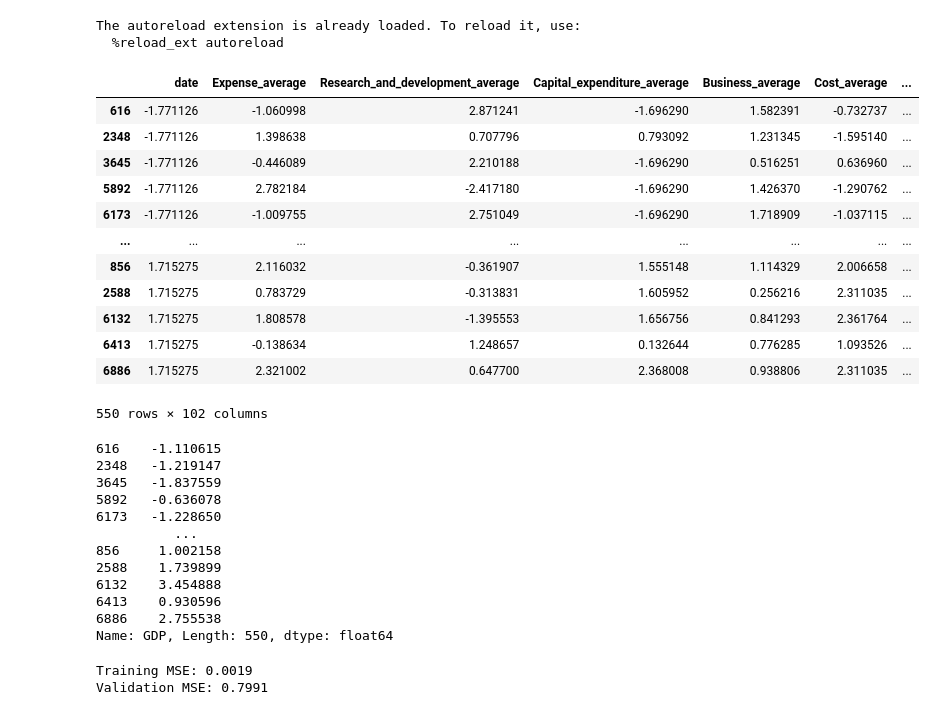
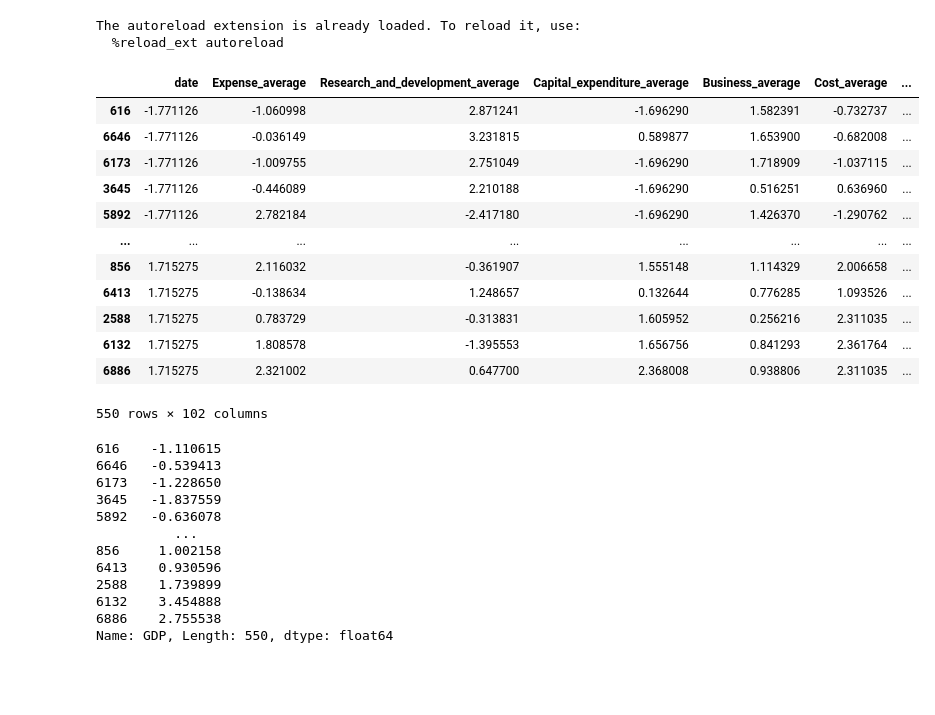
Before and after one commit to theS3b/Smoothing-Techniques-for-Predicting-High-Frequency-Time-Series, a Jupyter notebook: main.ipynb, the cells around one changed output. Cells and saved outputs as stored; diff of their text form; code cells hidden in the pictures; blank space fills up the shorter version.

```diff
--- a/main.ipynb
+++ b/main.ipynb
@@ -26,37 +26,35 @@ CONFIDENCE_LEVEL = 0.95
 # %%
 data = load_data()
 
-X, y, y_mean, y_std = preprocess_data(data=data, epsilon=EPS)
-
-countries = data['country'].to_frame().assign(date=X['date'])
+X, y, countries, y_mean, y_std = preprocess_data(data=data, epsilon=EPS)
 
 X
 # %% [output]
 |  | date | Expense_average | Research_and_development_average | Capital_expenditure_average | Business_average | Cost_average | ... |
 | 616 | -1.771126 | -1.060998 | 2.871241 | -1.696290 | 1.582391 | -0.732737 | ... |
-| 2348 | -1.771126 | 1.398638 | 0.707796 | 0.793092 | 1.231345 | -1.595140 | ... |
+| 6646 | -1.771126 | -0.036149 | 3.231815 | 0.589877 | 1.653900 | -0.682008 | ... |
+| 6173 | -1.771126 | -1.009755 | 2.751049 | -1.696290 | 1.718909 | -1.037115 | ... |
 | 3645 | -1.771126 | -0.446089 | 2.210188 | -1.696290 | 0.516251 | 0.636960 | ... |
 | 5892 | -1.771126 | 2.782184 | -2.417180 | -1.696290 | 1.426370 | -1.290762 | ... |
-| 6173 | -1.771126 | -1.009755 | 2.751049 | -1.696290 | 1.718909 | -1.037115 | ... |
 | ... | ... | ... | ... | ... | ... | ... | ... |
 | 856 | 1.715275 | 2.116032 | -0.361907 | 1.555148 | 1.114329 | 2.006658 | ... |
+| 6413 | 1.715275 | -0.138634 | 1.248657 | 0.132644 | 0.776285 | 1.093526 | ... |
 | 2588 | 1.715275 | 0.783729 | -0.313831 | 1.605952 | 0.256216 | 2.311035 | ... |
 | 6132 | 1.715275 | 1.808578 | -1.395553 | 1.656756 | 0.841293 | 2.361764 | ... |
-| 6413 | 1.715275 | -0.138634 | 1.248657 | 0.132644 | 0.776285 | 1.093526 | ... |
 | 6886 | 1.715275 | 2.321002 | 0.647700 | 2.368008 | 0.938806 | 2.311035 | ... |
 550 rows × 102 columns
 # %%
 y
 # %% [output]
 616    -1.110615
-2348   -1.219147
+6646   -0.539413
+6173   -1.228650
 3645   -1.837559
 5892   -0.636078
-6173   -1.228650
           ...
 856     1.002158
+6413    0.930596
 2588    1.739899
 6132    3.454888
-6413    0.930596
 6886    2.755538
 Name: GDP, Length: 550, dtype: float64
@@ -69,17 +60,0 @@ country_train, country_valid = countries.iloc[:-n_valid], countries.iloc[-n_vali
-# %%
-model = BaseModel(seed=SEED)
-
-model.fit(X_train, y_train)
-
-# Predict on training and validation data
-y_pred_train = model.predict(X_train)
-y_pred_valid = model.predict(X_valid)
-
-# Calculate Mean Squared Error
-mse_train = mean_squared_error(y_train, y_pred_train)
-mse_valid = mean_squared_error(y_valid, y_pred_valid)
-print(f"Training MSE: {mse_train:.4f}")
-print(f"Validation MSE: {mse_valid:.4f}")
-# %% [output]
-Training MSE: 0.0019
-Validation MSE: 0.7991
```
Also changed, not shown: parts of 7 cells of this notebook, 3 other files.
